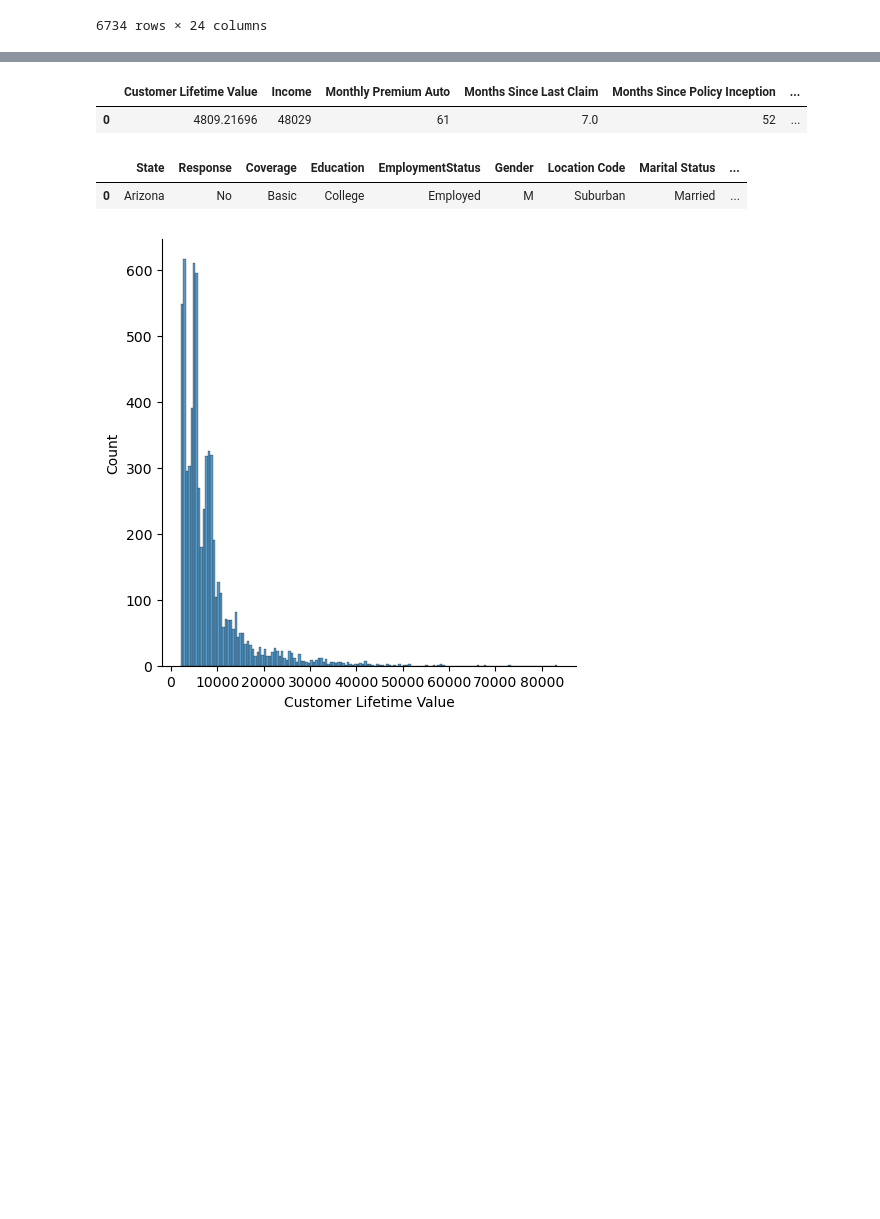
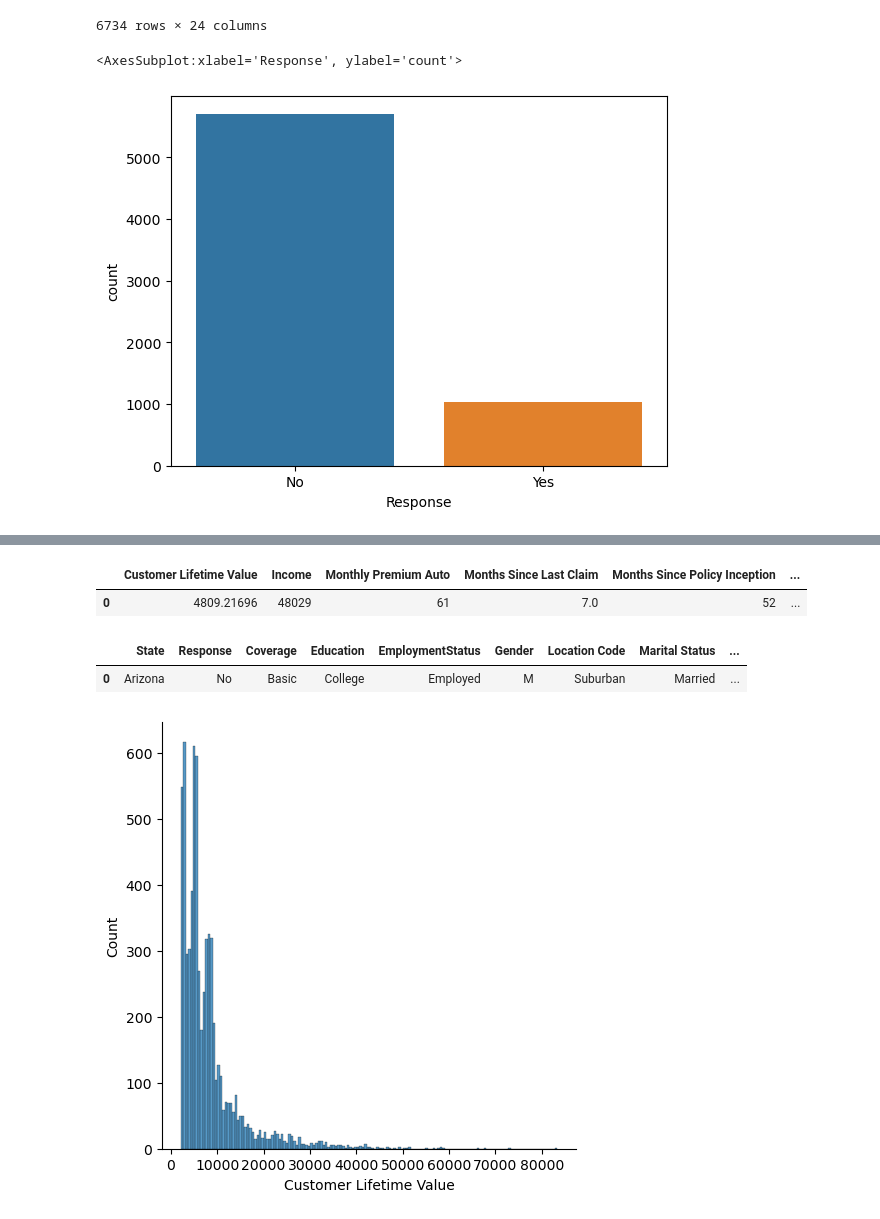
Before and after one commit to MatiasGrob/lab-customer-analysis-round-2, a Jupyter notebook: files_for_lab/csv_files/Lab2-3-4-5-6-7-8.ipynb, the cells around one changed output, grey strips where cells are left out. Drawn from its saved outputs; the diff is of its cells as text; code cells hidden in the pictures; blank space fills up the shorter version.

```diff
--- a/files_for_lab/csv_files/Lab2-3-4-5-6-7-8.ipynb
+++ b/files_for_lab/csv_files/Lab2-3-4-5-6-7-8.ipynb
@@ -136,3 +142,7 @@ dtype: int64
 file1["Effective To Date"]=pd.to_datetime(file1["Effective To Date"]) #changin to datetime
 # %%
 file1["month"]=file1["Effective To Date"].dt.month
+# %%
+file1['Response'] = file1['Response'].fillna('No')
+len(file1[file1['Response'].isna()==True]) # now this number is 0
+file1['Response'].value_counts(dropna=False)
@@ -152,3 +166,10 @@ file1
 | 10907 | Arizona | 23893.304100 | No | Extended | Bachelor | 2011-02-06 | Employed | ... |
 | 10908 | California | 11971.977650 | No | Premium | College | 2011-02-13 | Employed | ... |
 6734 rows × 24 columns
+# %%
+# Show a plot of the total number of responses.
+
+sns.countplot(x=file1['Response'])
+# %% [output]
+<AxesSubplot:xlabel='Response', ylabel='count'>
+[figure, added]
```
Also changed, not shown: parts of 7 cells of this notebook, 1 other file.
